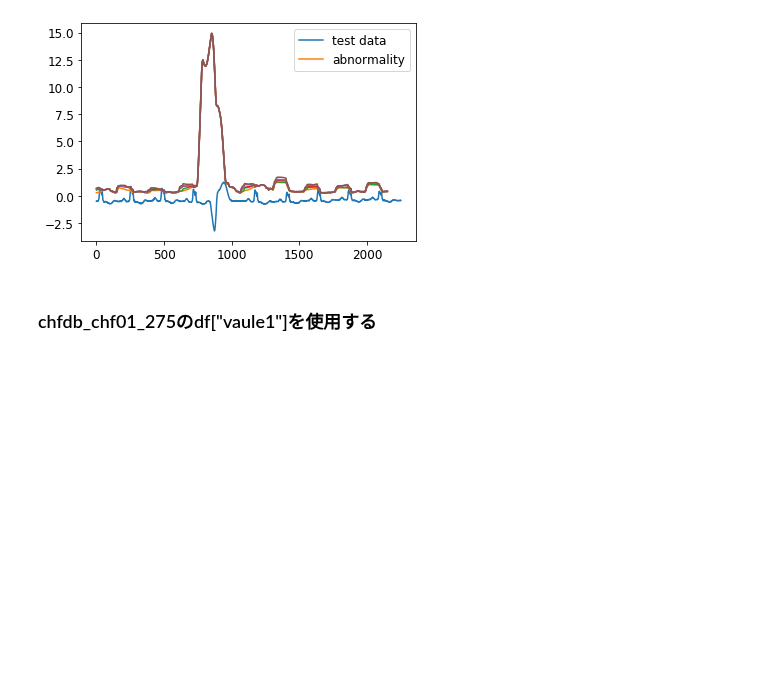
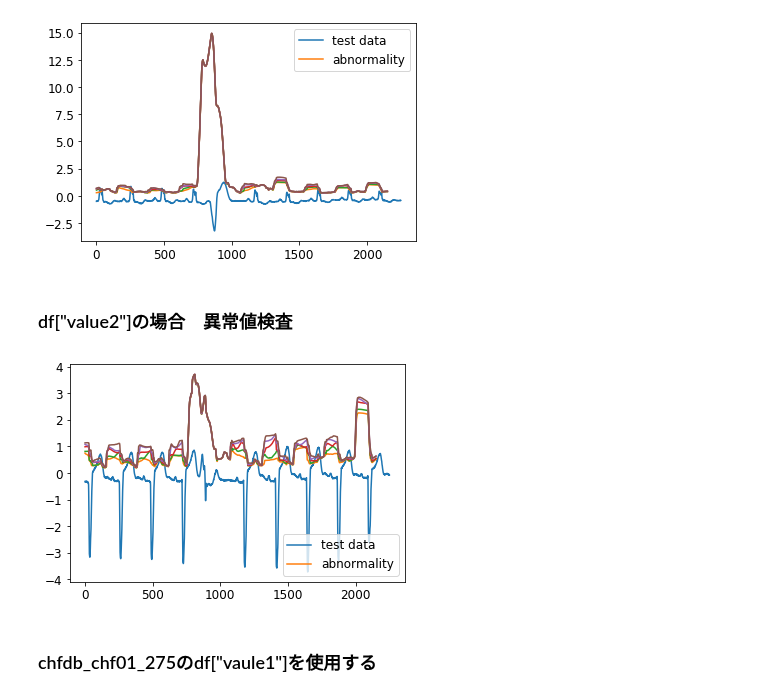
Before and after one commit to takaya-0808/MachineLearning, a Jupyter notebook: work/時系列データ分析/異常値検知/DetectOutlier.ipynb, the cells around one changed output. Saved outputs shown, nothing was run; the diff lists cells and outputs as text; code cells hidden in the pictures; blank space fills up the shorter version.

Commit message:
df[value2]をグラフ化sitemita

```diff
--- a/work/時系列データ分析/異常値検知/DetectOutlier.ipynb
+++ b/work/時系列データ分析/異常値検知/DetectOutlier.ipynb
@@ -264,6 +266,12 @@ w,k = 100,5
 OutDet2(list_1,w,k)
 # %% [output]
 [figure]
+# %% [markdown]
+### df["value2"]の場合　異常値検査
+# %%
+OutDet2(list_2,w,k)
+# %% [output]
+[figure, added]
 # %% [markdown]
 ### chfdb_chf01_275のdf["vaule1"]を使用する
 # %% [markdown]
```
Also changed, not shown: parts of 1 cell of this notebook.
